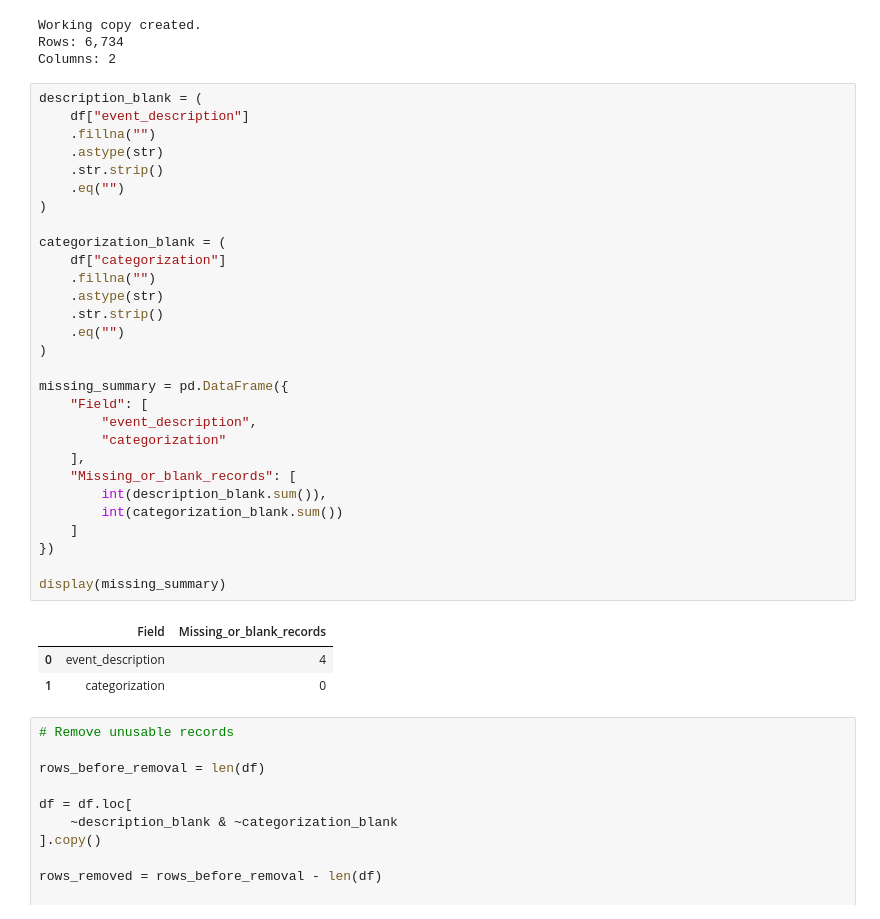
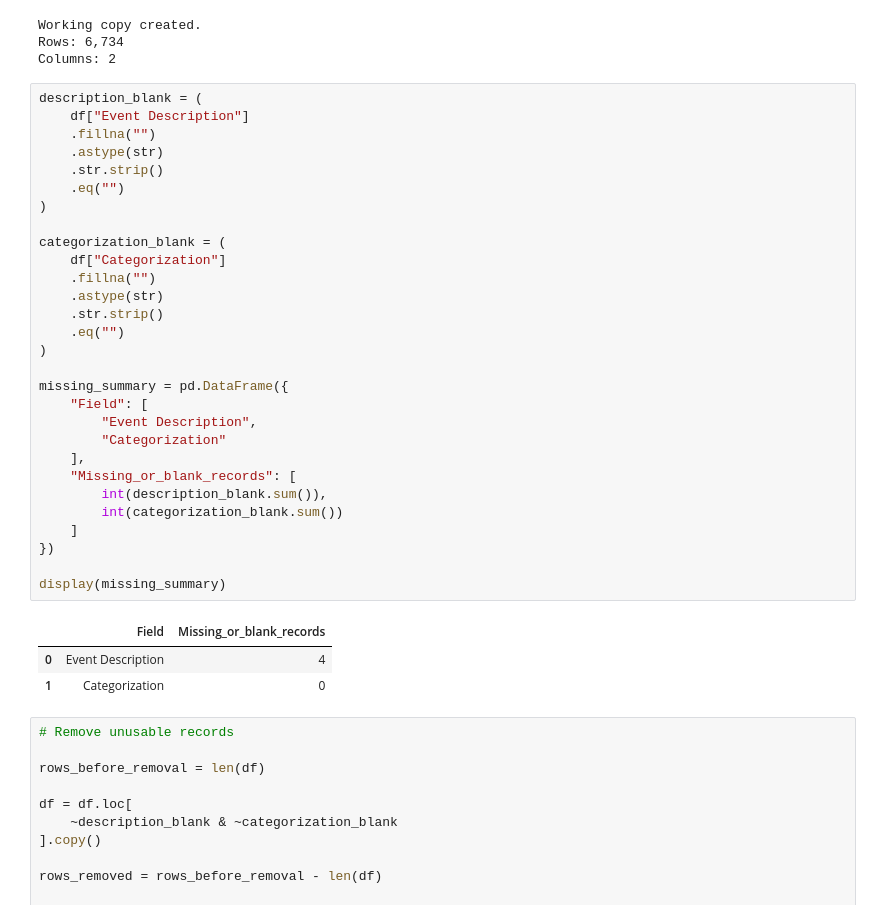
Before and after one commit to rburchf1/AI102Challenges, a Jupyter notebook: ryan-burchfield-ai-102-final-project.ipynb, the cells around one changed output. Saved outputs shown, nothing was run; the diff lists cells and outputs as text.

```diff
--- a/ryan-burchfield-ai-102-final-project.ipynb
+++ b/ryan-burchfield-ai-102-final-project.ipynb
@@ -379,37 +390,37 @@ Rows: 6,734
 Columns: 2
 # %%
 description_blank = (
-    df["event_description"]
+    df["Event Description"]
     .fillna("")
     .astype(str)
     .str.strip()
     .eq("")
 )
 
 categorization_blank = (
-    df["categorization"]
+    df["Categorization"]
     .fillna("")
     .astype(str)
     .str.strip()
     .eq("")
 )
 
 missing_summary = pd.DataFrame({
     "Field": [
-        "event_description",
-        "categorization"
+        "Event Description",
+        "Categorization"
     ],
     "Missing_or_blank_records": [
         int(description_blank.sum()),
         int(categorization_blank.sum())
     ]
 })
 
 display(missing_summary)
 # %% [output]
 |  | Field | Missing_or_blank_records |
-| 0 | event_description | 4 |
-| 1 | categorization | 0 |
+| 0 | Event Description | 4 |
+| 1 | Categorization | 0 |
 # %%
 # Remove unusable records
 
```
Also changed, not shown: parts of 59 cells of this notebook.
